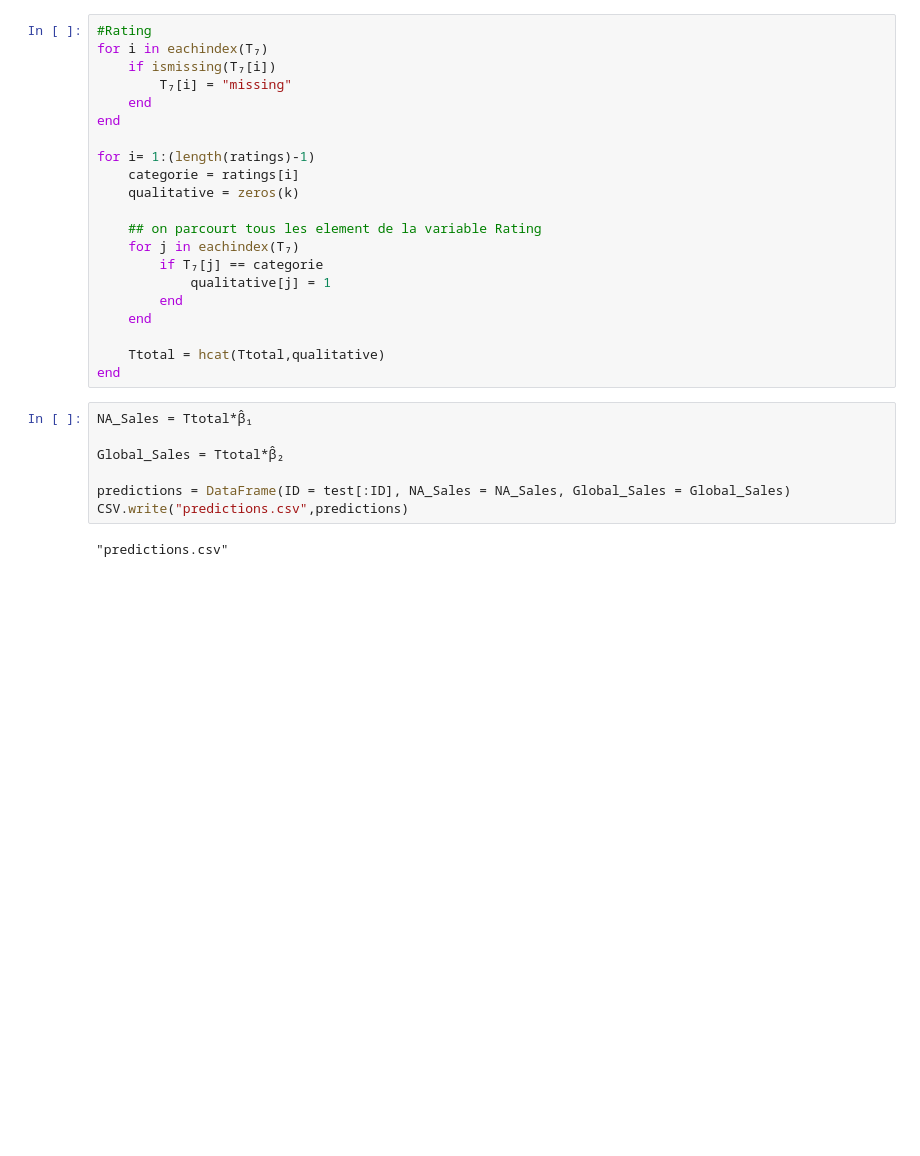
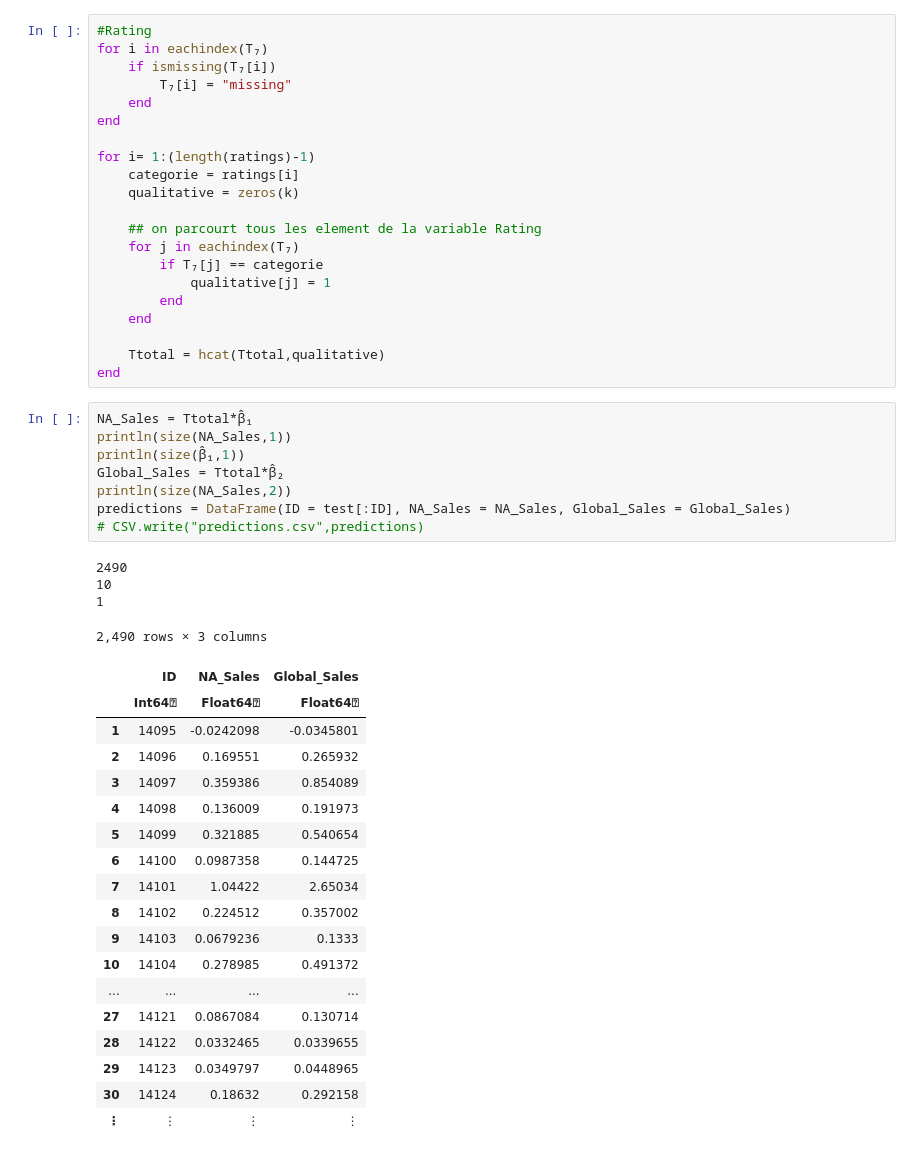
Before and after one commit to phred1/Concours, a Jupyter notebook: best-results/JP_Other_Critic_User_Rating_BEST2.ipynb, the cells around one changed output. Cells and saved outputs as stored; diff of their text form; blank space fills up the shorter version.

```diff
--- a/best-results/JP_Other_Critic_User_Rating_BEST2.ipynb
+++ b/best-results/JP_Other_Critic_User_Rating_BEST2.ipynb
@@ -296,10 +300,32 @@ for i= 1:(length(ratings)-1)
 end
 # %%
 NA_Sales = Ttotal*β̂₁
-
+println(size(NA_Sales,1))
+println(size(β̂₁,1))
 Global_Sales = Ttotal*β̂₂
-
+println(size(NA_Sales,2))
 predictions = DataFrame(ID = test[:ID], NA_Sales = NA_Sales, Global_Sales = Global_Sales)
-CSV.write("predictions.csv",predictions)
+# CSV.write("predictions.csv",predictions)
 # %% [output]
-"predictions.csv"
+2490
+10
+1
+2,490 rows × 3 columns
+|  | ID | NA_Sales | Global_Sales |
+|  | Int64⍰ | Float64⍰ | Float64⍰ |
+| 1 | 14095 | -0.0242098 | -0.0345801 |
+| 2 | 14096 | 0.169551 | 0.265932 |
+| 3 | 14097 | 0.359386 | 0.854089 |
+| 4 | 14098 | 0.136009 | 0.191973 |
+| 5 | 14099 | 0.321885 | 0.540654 |
+| 6 | 14100 | 0.0987358 | 0.144725 |
+| 7 | 14101 | 1.04422 | 2.65034 |
+| 8 | 14102 | 0.224512 | 0.357002 |
+| 9 | 14103 | 0.0679236 | 0.1333 |
+| 10 | 14104 | 0.278985 | 0.491372 |
+| ... | ... | ... | ... |
+| 27 | 14121 | 0.0867084 | 0.130714 |
+| 28 | 14122 | 0.0332465 | 0.0339655 |
+| 29 | 14123 | 0.0349797 | 0.0448965 |
+| 30 | 14124 | 0.18632 | 0.292158 |
+| ⋮ | ⋮ | ⋮ | ⋮ |
```
Also changed, not shown: parts of 2 cells of this notebook, 8 other files.
